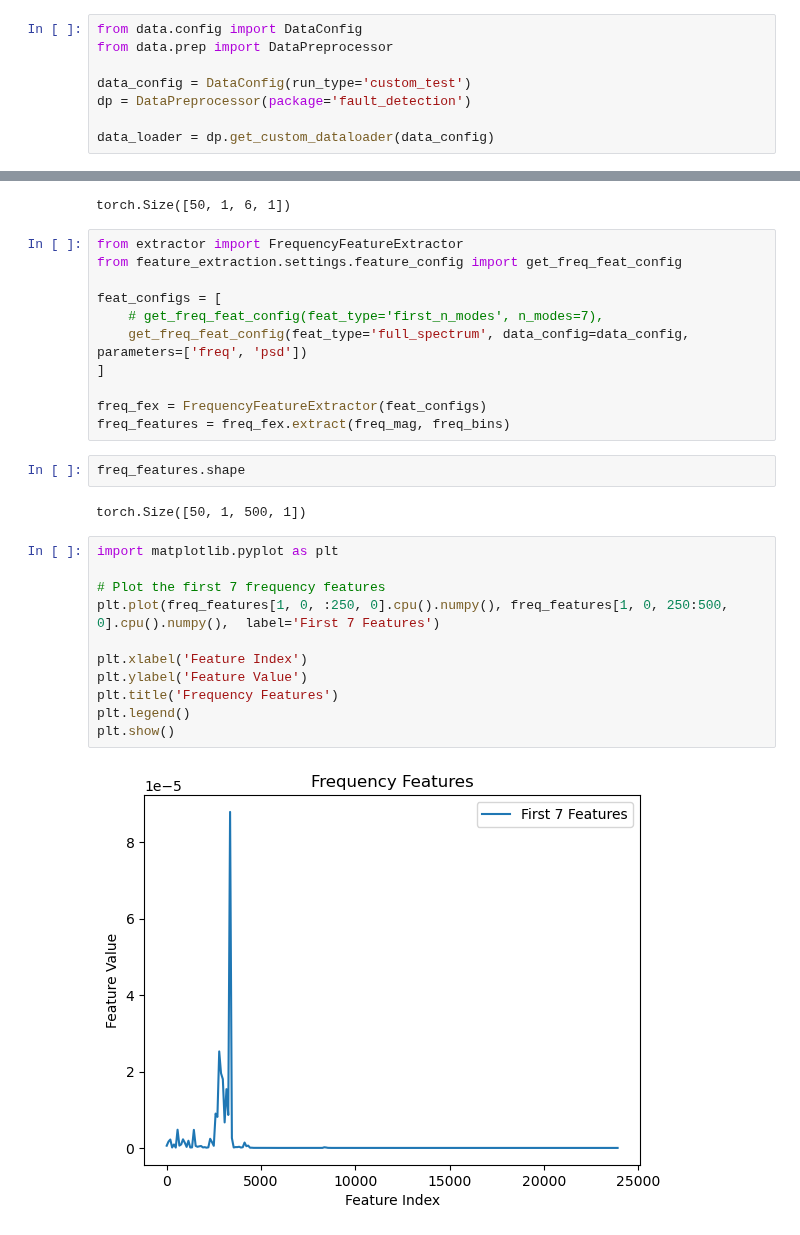
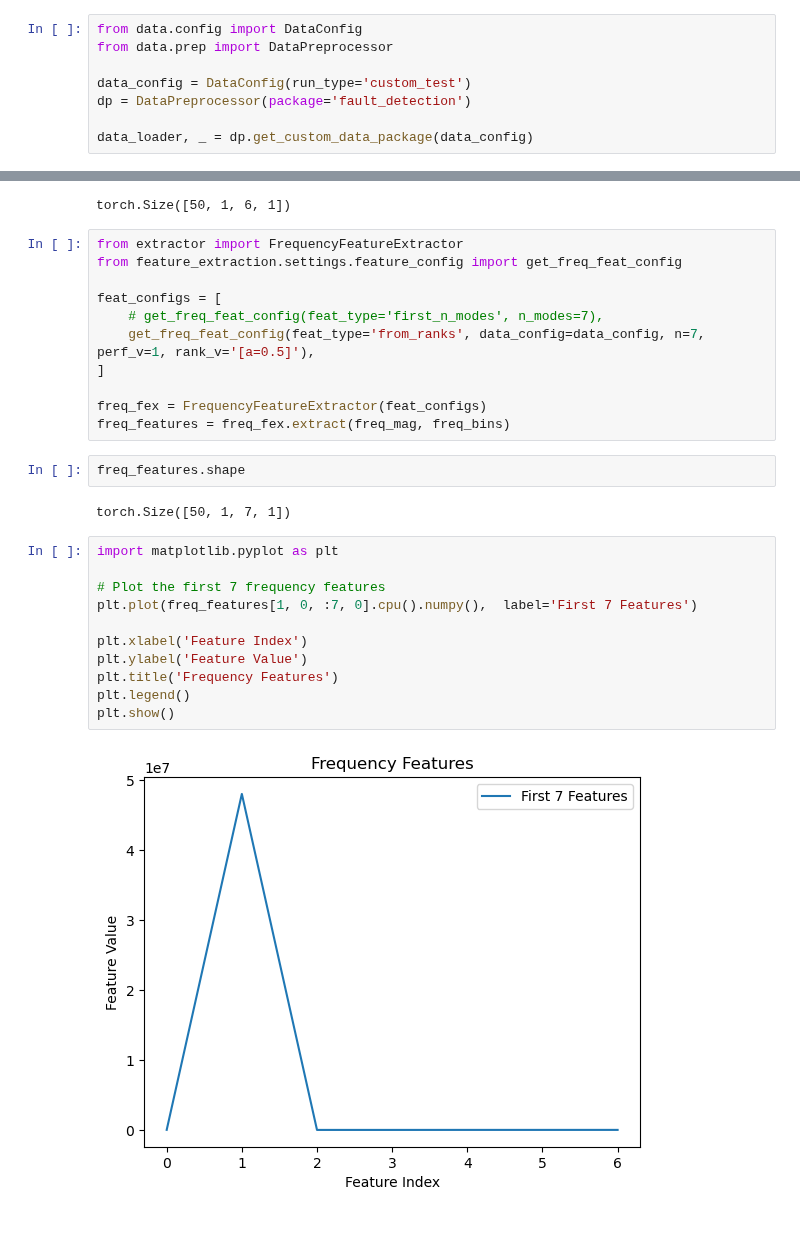
Before and after one commit to aryansavant31/thesis_auto_health_monitoring, a Jupyter notebook: feature_extraction/trials.ipynb, the cells around one changed output, grey strips where cells are left out. Drawn from its saved outputs; the diff is of its cells as text.

```diff
--- a/feature_extraction/trials.ipynb
+++ b/feature_extraction/trials.ipynb
@@ -10,4 +10,4 @@ from data.prep import DataPreprocessor
 data_config = DataConfig(run_type='custom_test')
 dp = DataPreprocessor(package='fault_detection')
 
-data_loader = dp.get_custom_dataloader(data_config)
+data_loader, _ = dp.get_custom_data_package(data_config)
@@ -64,7 +66,7 @@ from feature_extraction.settings.feature_config import get_freq_feat_config
 
 feat_configs = [
     # get_freq_feat_config(feat_type='first_n_modes', n_modes=7),
-    get_freq_feat_config(feat_type='full_spectrum', data_config=data_config, parameters=['freq', 'psd'])
+    get_freq_feat_config(feat_type='from_ranks', data_config=data_config, n=7, perf_v=1, rank_v='[a=0.5]'),
 ]
 
 freq_fex = FrequencyFeatureExtractor(feat_configs)
@@ -72,17 +74,17 @@ freq_features = freq_fex.extract(freq_mag, freq_bins)
 # %%
 freq_features.shape
 # %% [output]
-torch.Size([50, 1, 500, 1])
+torch.Size([50, 1, 7, 1])
 # %%
 import matplotlib.pyplot as plt
 
 # Plot the first 7 frequency features
-plt.plot(freq_features[1, 0, :250, 0].cpu().numpy(), freq_features[1, 0, 250:500, 0].cpu().numpy(),  label='First 7 Features')
+plt.plot(freq_features[1, 0, :7, 0].cpu().numpy(),  label='First 7 Features')
 
 plt.xlabel('Feature Index')
 plt.ylabel('Feature Value')
 plt.title('Frequency Features')
 plt.legend()
 plt.show()
 # %% [output]
-[figure, old version]
+[figure, new version]
```
Also changed, not shown: parts of 2 cells of this notebook, 41 other files.
